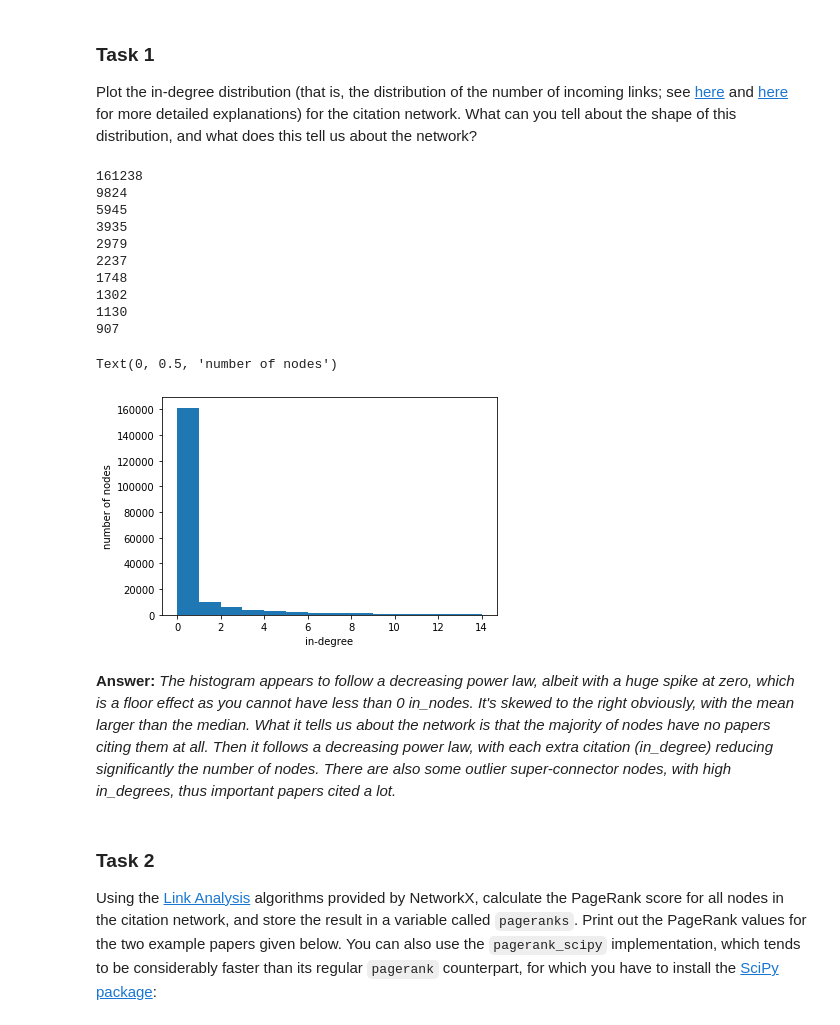
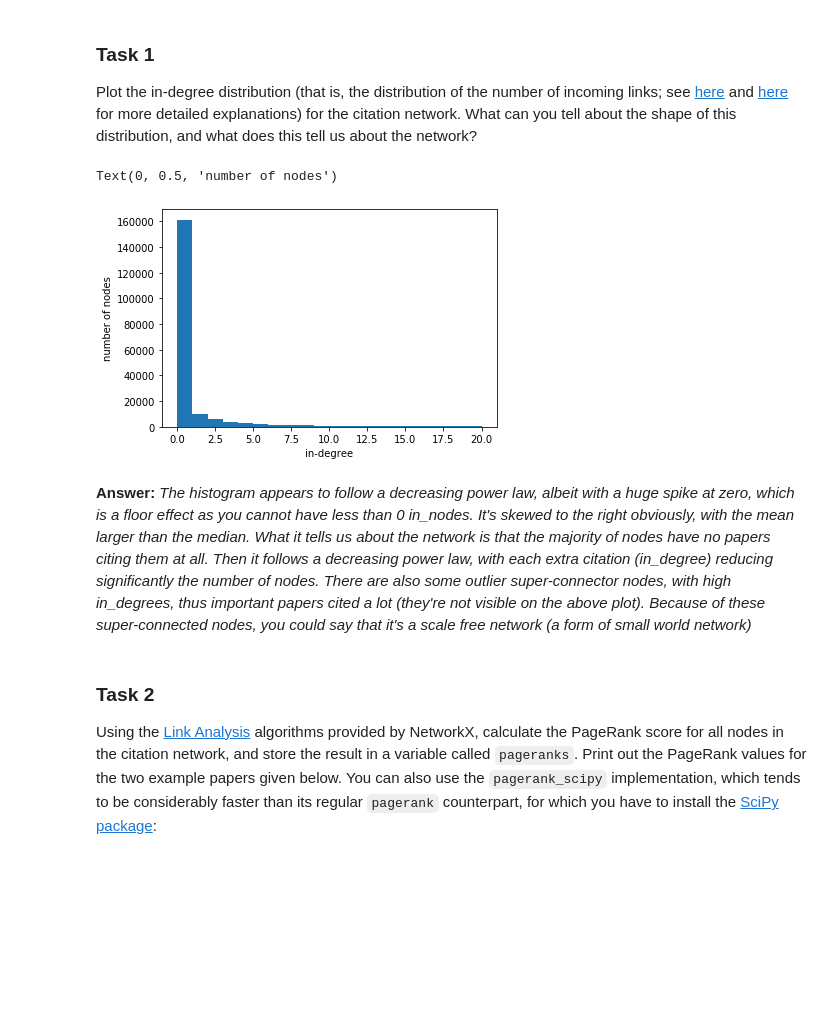
Before and after one commit to AndrewHarrison/IR2019, a Jupyter notebook: 05_analysis.ipynb, the cells around one changed output. Saved outputs shown, nothing was run; the diff lists cells and outputs as text; code cells hidden in the pictures; blank space fills up the shorter version.

```diff
--- a/05_analysis.ipynb
+++ b/05_analysis.ipynb
@@ -384,34 +384,24 @@ Plot the in-degree distribution (that is, the distribution of the number of inco
 # %%
 import statistics as stats
 degrees = [G.in_degree(n) for n in G.nodes()]
 # plt.hist(nx.in_degree_histogram(G), bins=range(10))
-plt.hist(degrees, bins=range(15))
-for n in range(0, 10):
-    print(degrees.count(n))
+plt.hist(degrees, bins=range(21))
+# for n in range(0, 10):
+#     print(degrees.count(n))
 # print("max is: ",max(degrees))
 # print("min is: ",min(degrees))
 # print("mean is: ",stats.mean(degrees))
 # print("median is: ",stats.median(degrees))
 
 # # plt.hist( x=[ len(ca) for ca in coauthors.values() ], bins=range(60) )
 plt.xlabel('in-degree')
 plt.ylabel('number of nodes')
 # plt.xlim(0,51);
 # %% [output]
-161238
-9824
-5945
-3935
-2979
-2237
-1748
-1302
-1130
-907
+Text(0, 0.5, 'number of nodes')
-Text(0, 0.5, 'number of nodes')
-[figure, old version]
+[figure, new version]
 # %% [markdown]
-**Answer:** _The histogram appears to follow a decreasing power law, albeit with a huge spike at zero, which is a floor effect as you cannot have less than 0 in_nodes. It's skewed to the right obviously, with the mean larger than the median. What it tells us about the network is that the majority of nodes have no papers citing them at all. Then it follows a decreasing power law, with each extra citation (in_degree) reducing significantly the number of nodes. There are also some outlier super-connector nodes, with high in_degrees, thus important papers cited a lot._
+**Answer:** _The histogram appears to follow a decreasing power law, albeit with a huge spike at zero, which is a floor effect as you cannot have less than 0 in_nodes. It's skewed to the right obviously, with the mean larger than the median. What it tells us about the network is that the majority of nodes have no papers citing them at all. Then it follows a decreasing power law, with each extra citation (in_degree) reducing significantly the number of nodes. There are also some outlier super-connector nodes, with high in_degrees, thus important papers cited a lot (they're not visible on the above plot). Because of these super-connected nodes, you could say that it's a scale free network (a form of small world network)_
 # %% [markdown]
 ### Task 2
 
```
Also changed, not shown: parts of 3 cells of this notebook.
